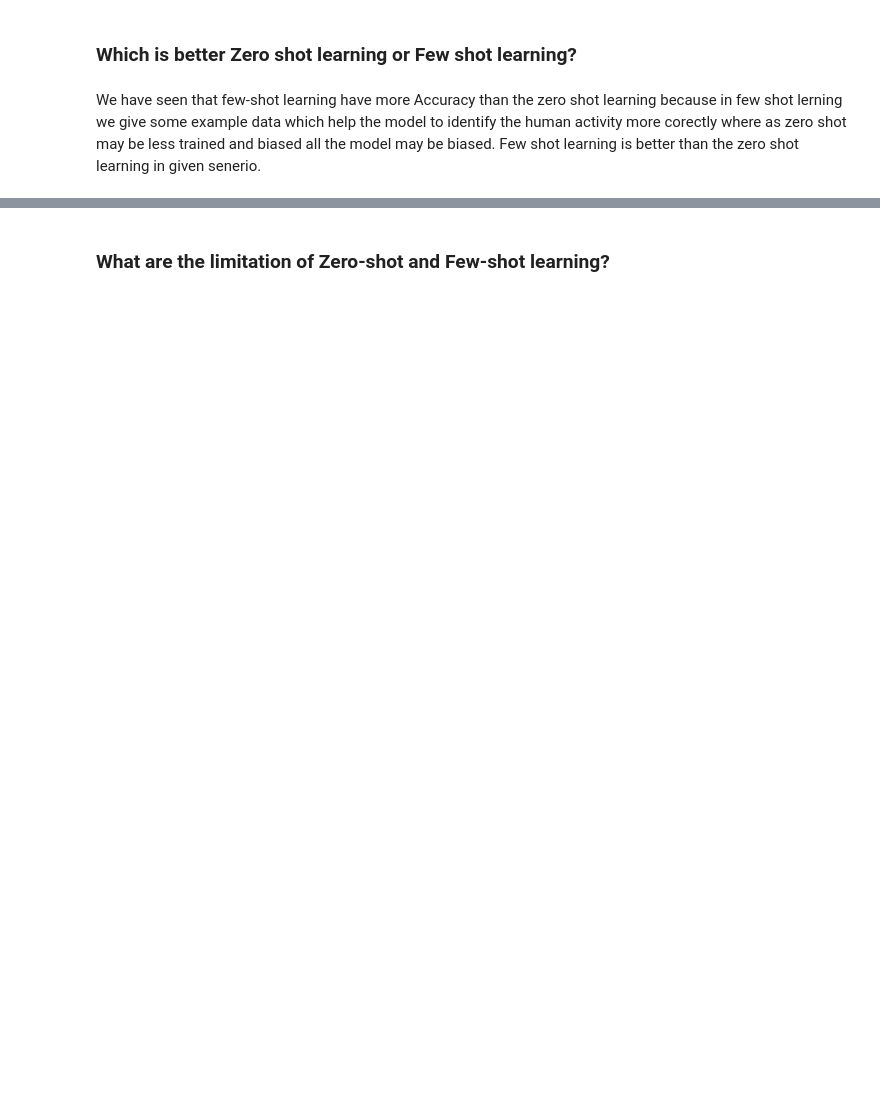
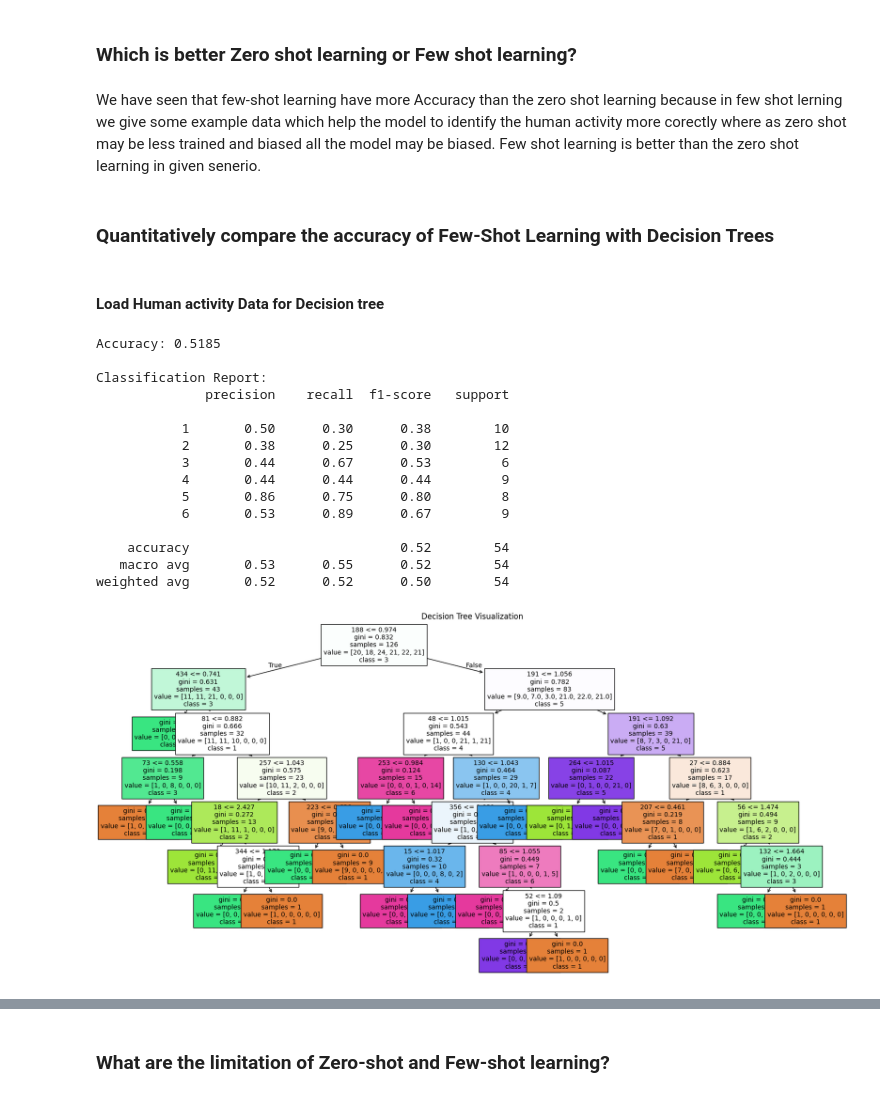
Before and after one commit to Naveen-Pal/es335-24-fall-assignment-1, a Jupyter notebook: zero-few_sort.ipynb, the cells around one changed output, grey strips where cells are left out. Cells and saved outputs as stored; diff of their text form; code cells hidden in the pictures; blank space fills up the shorter version.

```diff
--- a/zero-few_sort.ipynb
+++ b/zero-few_sort.ipynb
@@ -179,3 +152,7 @@ zsl_predictions
 ### Which is better Zero shot learning or Few shot learning?
 # %% [markdown]
 We have seen that few-shot learning have more Accuracy than the zero shot learning because in few shot lerning we give some example data which help the model to identify the human activity more corectly where as zero shot may be less trained and biased all the model may be biased. Few shot learning is better than the zero shot learning in given senerio.
+# %% [markdown]
+### Quantitatively compare the accuracy of Few-Shot Learning with Decision Trees
+# %% [markdown]
+#### Load Human activity Data for Decision tree
@@ -181,0 +215,38 @@ We have seen that few-shot learning have more Accuracy than the zero shot learni
+# %%
+
+def decisiontree(X,y):
+    X_train, X_test, y_train, y_test = train_test_split(X, y, test_size=0.3, random_state=42)
+
+    clf = DecisionTreeClassifier(random_state=42)
+    clf.fit(X_train, y_train)
+
+    y_pred = clf.predict(X_test)
+
+    accuracy = accuracy_score(y_test, y_pred)
+    print(f"Accuracy: {accuracy:.4f}")
+    print("\nClassification Report:")
+    print(classification_report(y_test, y_pred))
+
+    plt.figure(figsize=(20, 10))
+    plot_tree(clf, filled=True, feature_names=[i for i in range(500)], class_names=np.unique(y).astype(str), fontsize=10)
+    plt.title("Decision Tree Visualization")
+    plt.show()
+# %%
+decisiontree(X,y)
+# %% [output]
+Accuracy: 0.5185
+
+Classification Report:
+              precision    recall  f1-score   support
+
+           1       0.50      0.30      0.38        10
+           2       0.38      0.25      0.30        12
+           3       0.44      0.67      0.53         6
+           4       0.44      0.44      0.44         9
+           5       0.86      0.75      0.80         8
+           6       0.53      0.89      0.67         9
+
+    accuracy                           0.52        54
+   macro avg       0.53      0.55      0.52        54
+weighted avg       0.52      0.52      0.50        54
+[figure, added]
```
Also changed, not shown: parts of 22 cells of this notebook, 33 other files.
